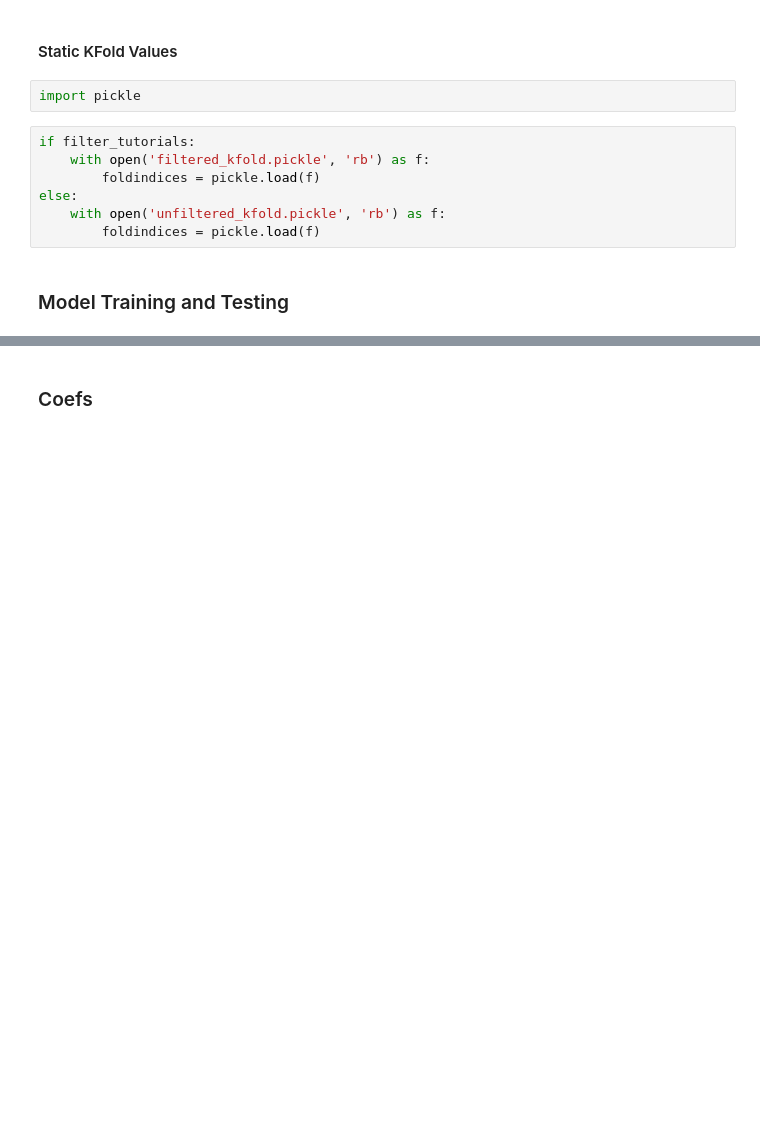
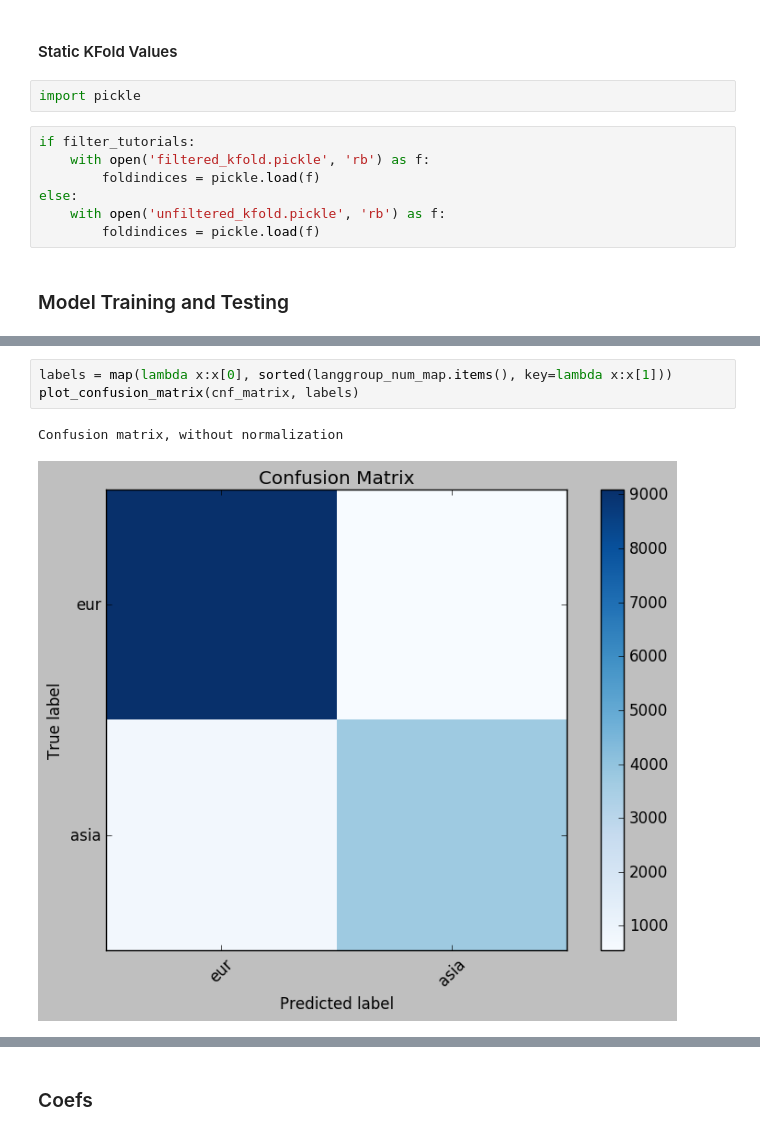
Before and after one commit to sravanareddy/appinventor, a Jupyter notebook: FindTheBug_April6.ipynb, the cells around one changed output, grey strips where cells are left out. Saved outputs shown, nothing was run; the diff lists cells and outputs as text; blank space fills up the shorter version.

```diff
--- a/FindTheBug_April6.ipynb
+++ b/FindTheBug_April6.ipynb
@@ -515,0 +533,6 @@ Average accuracy: 0.907851929862
+# %%
+labels = map(lambda x:x[0], sorted(langgroup_num_map.items(), key=lambda x:x[1]))
+plot_confusion_matrix(cnf_matrix, labels)
+# %% [output]
+Confusion matrix, without normalization
+[figure, added]
```
Also changed, not shown: parts of 18 cells of this notebook.
